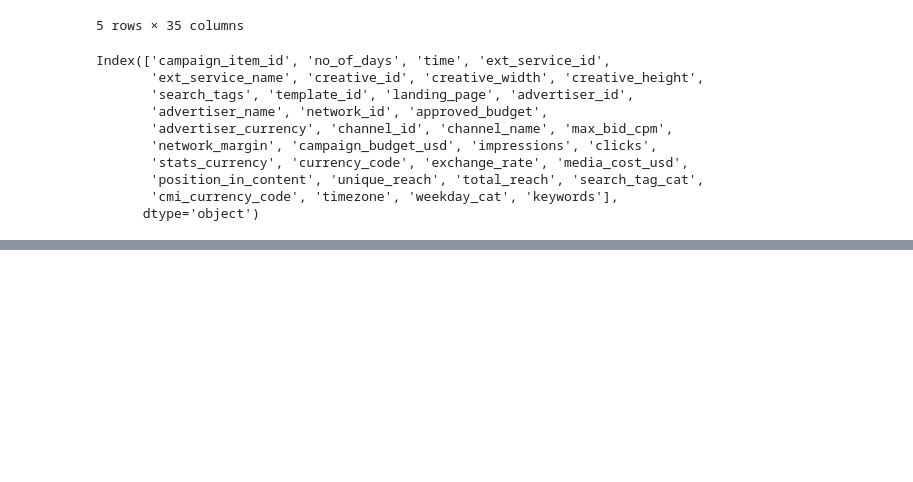
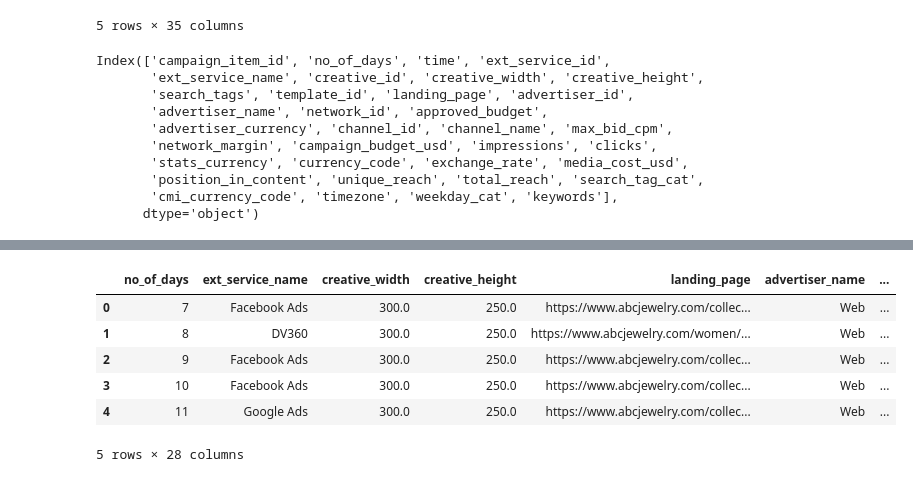
Before and after one commit to SantiagoArenas/TFG_Santiago, a Jupyter notebook: dataAcquisition/marketingCampaign1/campaignExploration1.ipynb, the cells around one changed output, grey strips where cells are left out. Saved outputs shown, nothing was run; the diff lists cells and outputs as text; code cells hidden in the pictures; blank space fills up the shorter version.

```diff
--- a/dataAcquisition/marketingCampaign1/campaignExploration1.ipynb
+++ b/dataAcquisition/marketingCampaign1/campaignExploration1.ipynb
@@ -26,0 +41,18 @@ Index(['campaign_item_id', 'no_of_days', 'time', 'ext_service_id',
+# %%
+db['time'] = pd.to_datetime(db['time'])
+
+db['year'] = db['time'].dt.year
+db['month'] = db['time'].dt.month
+db['day'] = db['time'].dt.day
+
+db.drop(['time'], axis=1, inplace=True)
+
+db.head()
+# %% [output]
+|  | no_of_days | ext_service_name | creative_width | creative_height | landing_page | advertiser_name | ... |
+| 0 | 7 | Facebook Ads | 300.0 | 250.0 | https://www.abcjewelry.com/collec... | Web | ... |
+| 1 | 8 | DV360 | 300.0 | 250.0 | https://www.abcjewelry.com/women/... | Web | ... |
+| 2 | 9 | Facebook Ads | 300.0 | 250.0 | https://www.abcjewelry.com/collec... | Web | ... |
+| 3 | 10 | Facebook Ads | 300.0 | 250.0 | https://www.abcjewelry.com/collec... | Web | ... |
+| 4 | 11 | Google Ads | 300.0 | 250.0 | https://www.abcjewelry.com/collec... | Web | ... |
+5 rows × 28 columns
```
Also changed, not shown: parts of 6 cells of this notebook.
